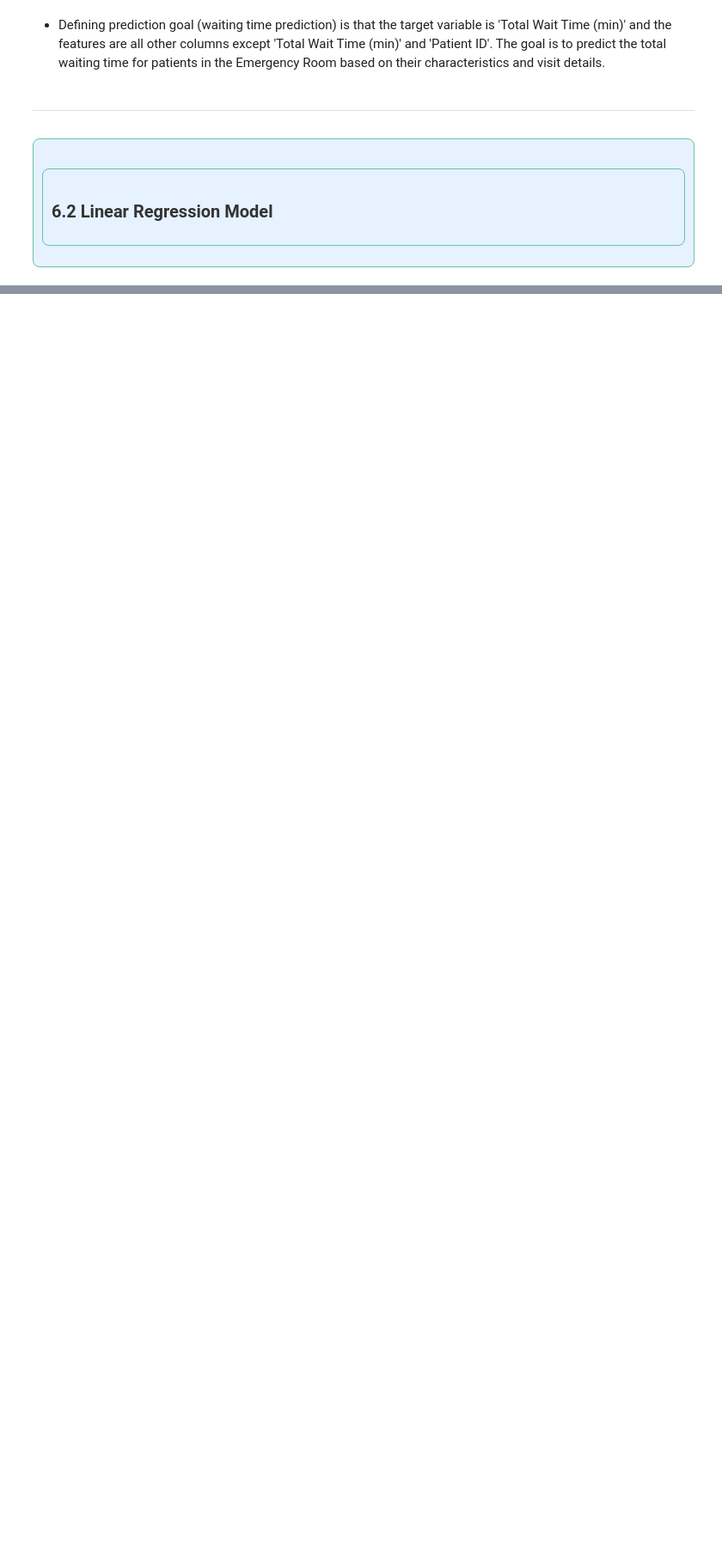
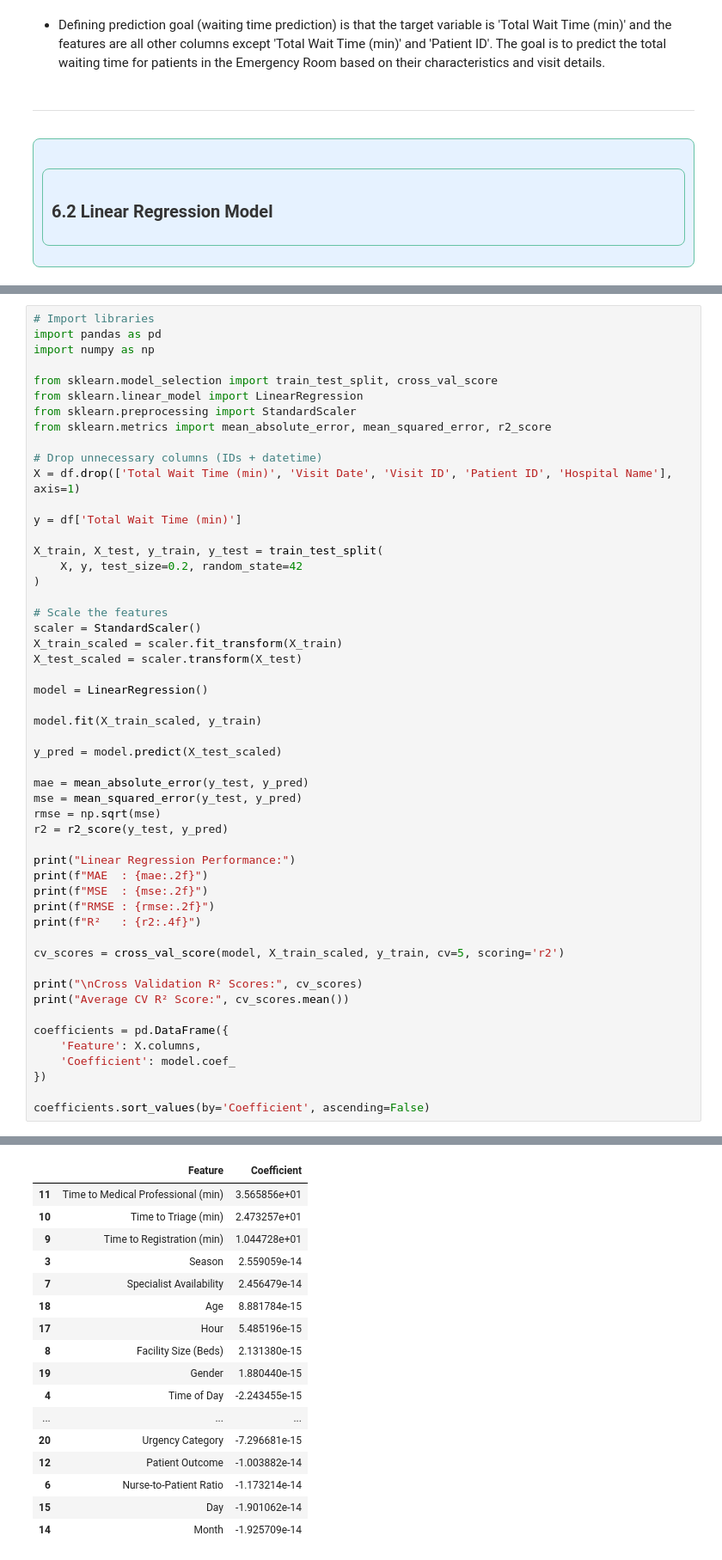
Before and after one commit to misbahkhattak718-pixel/Mentorship-Program--Devsil, a Jupyter notebook: Weekly Mini Projects/Week 8/ER Wait Time Dataset.ipynb, the cells around one changed output, grey strips where cells are left out. Shown at 86% size. Drawn from its saved outputs; the diff is of its cells as text; blank space fills up the shorter version.

```diff
--- a/Weekly Mini Projects/Week 8/ER Wait Time Dataset.ipynb
+++ b/Weekly Mini Projects/Week 8/ER Wait Time Dataset.ipynb
@@ -1723,0 +1715,53 @@ from sklearn.metrics import confusion_matrix, classification_report
+# %%
+# Import libraries
+import pandas as pd
+import numpy as np
+
+from sklearn.model_selection import train_test_split, cross_val_score
+from sklearn.linear_model import LinearRegression
+from sklearn.preprocessing import StandardScaler
+from sklearn.metrics import mean_absolute_error, mean_squared_error, r2_score
+
+# Drop unnecessary columns (IDs + datetime)
+X = df.drop(['Total Wait Time (min)', 'Visit Date', 'Visit ID', 'Patient ID', 'Hospital Name'], axis=1)
+
+y = df['Total Wait Time (min)']
+
+X_train, X_test, y_train, y_test = train_test_split(
+    X, y, test_size=0.2, random_state=42
+)
+
+# Scale the features
+scaler = StandardScaler()
+X_train_scaled = scaler.fit_transform(X_train)
+X_test_scaled = scaler.transform(X_test)
+
+model = LinearRegression()
+
+model.fit(X_train_scaled, y_train)
+
+y_pred = model.predict(X_test_scaled)
+
+mae = mean_absolute_error(y_test, y_pred)
+mse = mean_squared_error(y_test, y_pred)
+rmse = np.sqrt(mse)
+r2 = r2_score(y_test, y_pred)
+
+print("Linear Regression Performance:")
+print(f"MAE  : {mae:.2f}")
+print(f"MSE  : {mse:.2f}")
+print(f"RMSE : {rmse:.2f}")
+print(f"R²   : {r2:.4f}")
+
+cv_scores = cross_val_score(model, X_train_scaled, y_train, cv=5, scoring='r2')
+
+print("\nCross Validation R² Scores:", cv_scores)
+print("Average CV R² Score:", cv_scores.mean())
+
+coefficients = pd.DataFrame({
+    'Feature': X.columns,
+    'Coefficient': model.coef_
+})
+
+coefficients.sort_values(by='Coefficient', ascending=False)
+# %% [output]
@@ -1723,0 +1776,17 @@ from sklearn.metrics import confusion_matrix, classification_report
+|  | Feature | Coefficient |
+| 11 | Time to Medical Professional (min) | 3.565856e+01 |
+| 10 | Time to Triage (min) | 2.473257e+01 |
+| 9 | Time to Registration (min) | 1.044728e+01 |
+| 3 | Season | 2.559059e-14 |
+| 7 | Specialist Availability | 2.456479e-14 |
+| 18 | Age | 8.881784e-15 |
+| 17 | Hour | 5.485196e-15 |
+| 8 | Facility Size (Beds) | 2.131380e-15 |
+| 19 | Gender | 1.880440e-15 |
+| 4 | Time of Day | -2.243455e-15 |
+| ... | ... | ... |
+| 20 | Urgency Category | -7.296681e-15 |
+| 12 | Patient Outcome | -1.003882e-14 |
+| 6 | Nurse-to-Patient Ratio | -1.173214e-14 |
+| 15 | Day | -1.901062e-14 |
+| 14 | Month | -1.925709e-14 |
```
Also changed, not shown: parts of 16 cells of this notebook, 1 other file.
